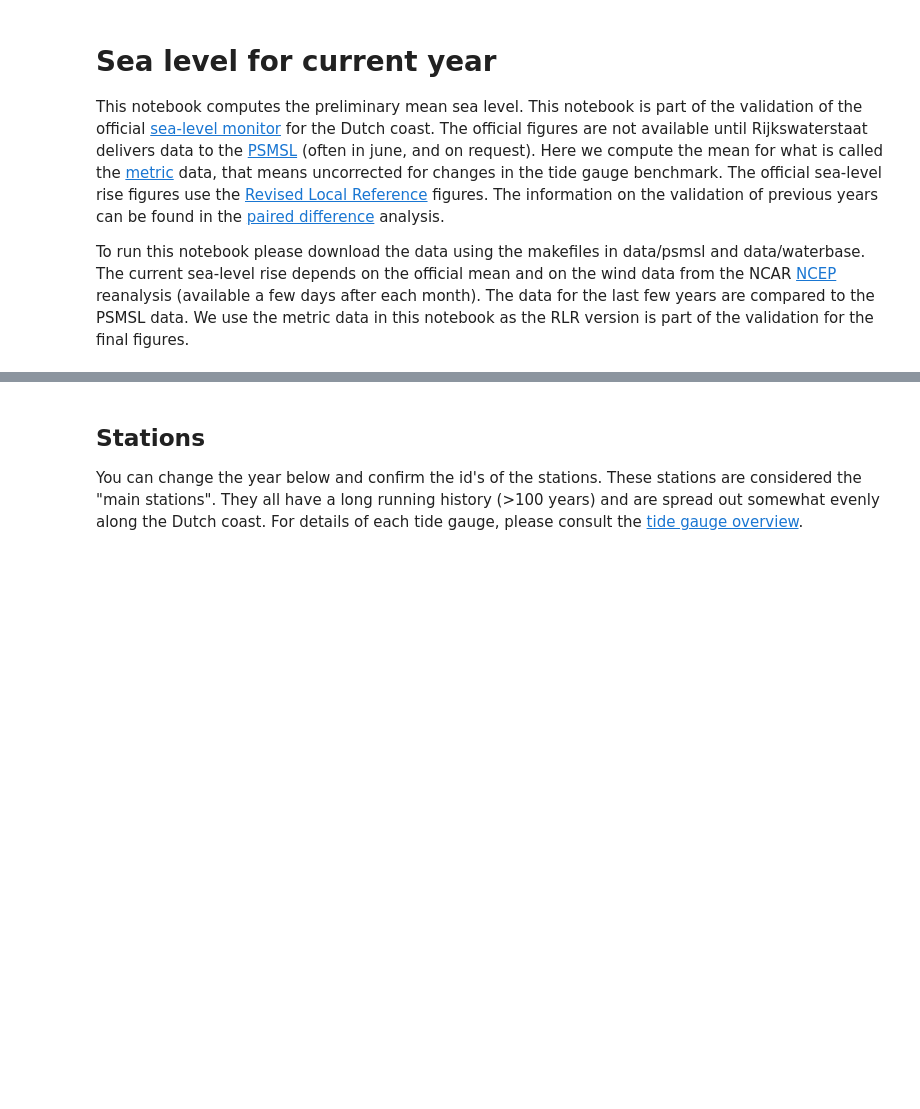
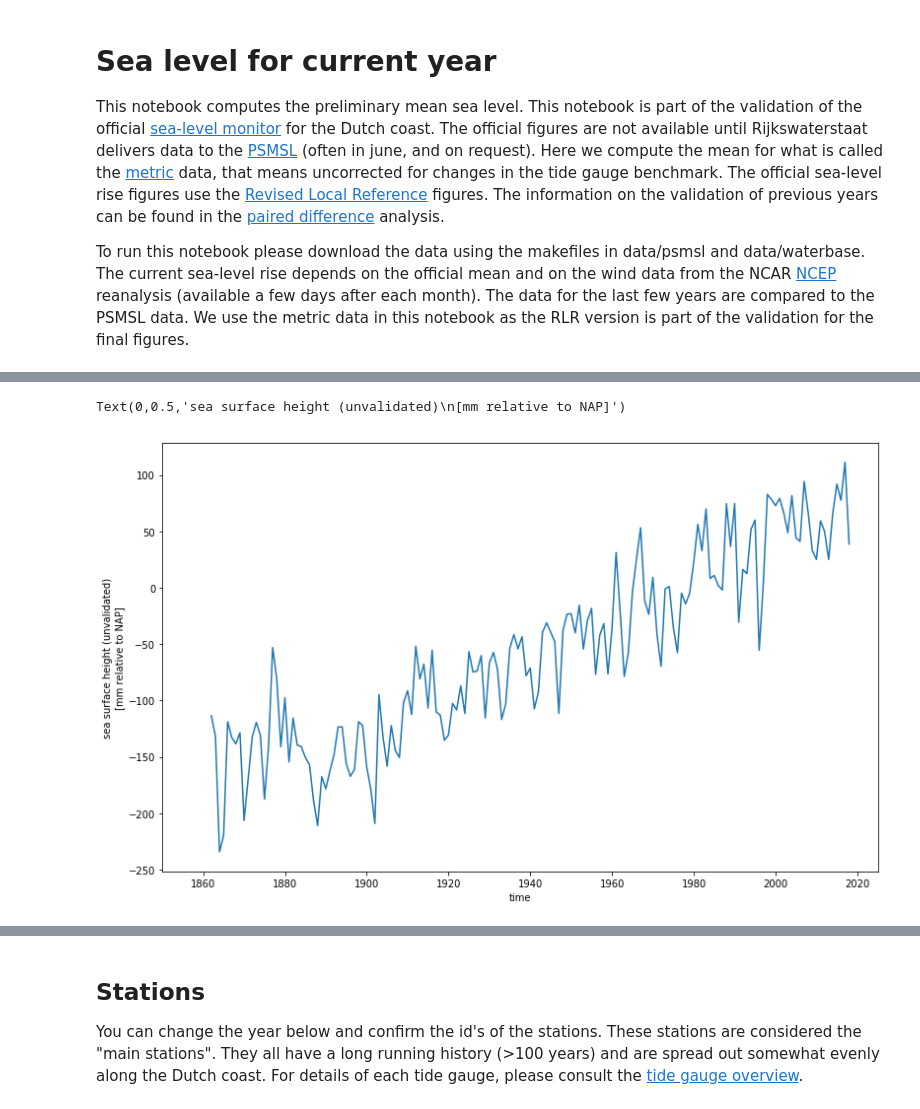
Before and after one commit to openearth/sealevel, a Jupyter notebook: notebooks/validation/current year validation.ipynb, the cells around one changed output, grey strips where cells are left out. Saved outputs shown, nothing was run; the diff lists cells and outputs as text; code cells hidden in the pictures; blank space fills up the shorter version.

```diff
--- a/notebooks/validation/current year validation.ipynb
+++ b/notebooks/validation/current year validation.ipynb
@@ -82,2 +118,16 @@ storm_surge_reports = [
     }
 ]
+# %%
+psmsl_dfs = []
+for name, id_ in psmsl_ids.items():
+    url = psmsl_url.format(id_)
+    resp = requests.get(url)
+    psmsl_df = pd.read_csv(io.BytesIO(resp.content), sep=';', names=['year_frac', 'h', 'flag', 'code'])
+    psmsl_df['station'] = name
+    psmsl_dfs.append(psmsl_df)
+psmsl_df = pd.concat(psmsl_dfs)
+psmsl_df['year'] = np.floor(psmsl_df['year_frac'])
+psmsl_df[psmsl_df['year'] > 2000].groupby(['station', 'year']).mean()
+
+# mean values
+mean_df = psmsl_df.groupby('year').mean()
@@ -83,0 +298,21 @@ storm_surge_reports = [
+# %%
+# Manually copy the new average to the series
+# This are the figures that we use to provide the preliminary sea-level figures
+fig, ax = plt.subplots(figsize=(13, 8))
+new_row = pd.DataFrame(
+    [
+        pd.Series(
+            name=2018,
+            data=dict(h=3.869807*10)
+        )
+    ]
+)
+final_df = pd.concat([mean_df, new_row], sort=True)
+final_df.tail()
+final_df['h'].plot(ax=ax)
+ax.set_xlim(1850, 2025)
+ax.set_xlabel('time')
+ax.set_ylabel('sea surface height (unvalidated)\n[mm relative to NAP]')
+# %% [output]
+Text(0,0.5,'sea surface height (unvalidated)\n[mm relative to NAP]')
+[figure, added]
```
Also changed, not shown: parts of 28 cells of this notebook.
